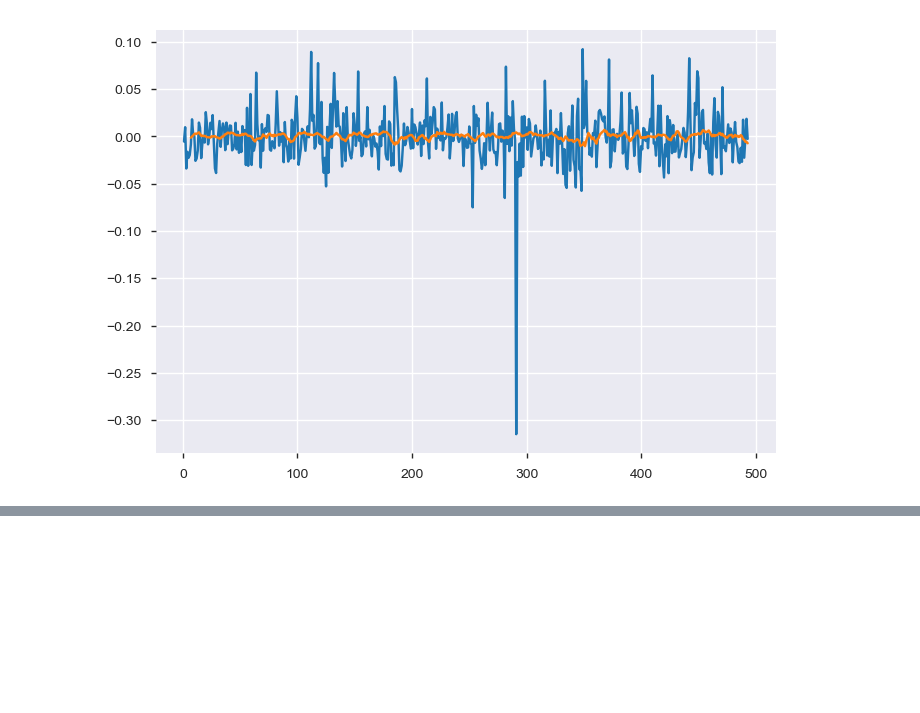
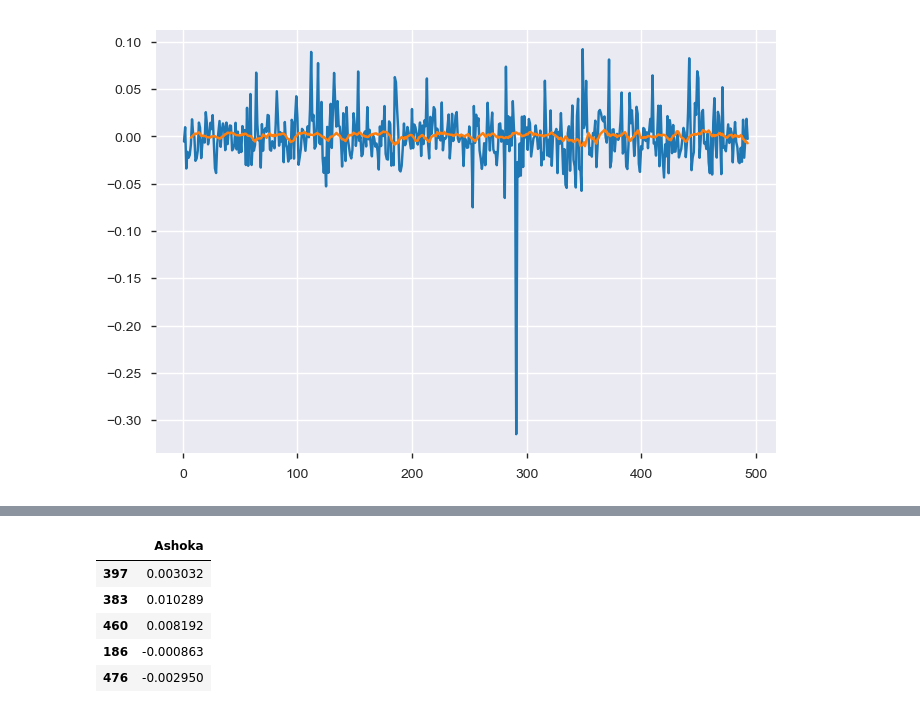
Before and after one commit to atkrish0/securitized-asset-analysis, a Jupyter notebook: 2 - Plotting in Financial Markets.ipynb, the cells around one changed output, grey strips where cells are left out. Saved outputs shown, nothing was run; the diff lists cells and outputs as text; code cells hidden in the pictures; blank space fills up the shorter version.

```diff
--- a/2 - Plotting in Financial Markets.ipynb
+++ b/2 - Plotting in Financial Markets.ipynb
@@ -506,0 +528,9 @@ plt.plot(nifty_vol)
+# %%
+a.sample(5)
+# %% [output]
+|  | Ashoka |
+| 397 | 0.003032 |
+| 383 | 0.010289 |
+| 460 | 0.008192 |
+| 186 | -0.000863 |
+| 476 | -0.002950 |
```
Also changed, not shown: parts of 12 cells of this notebook.
